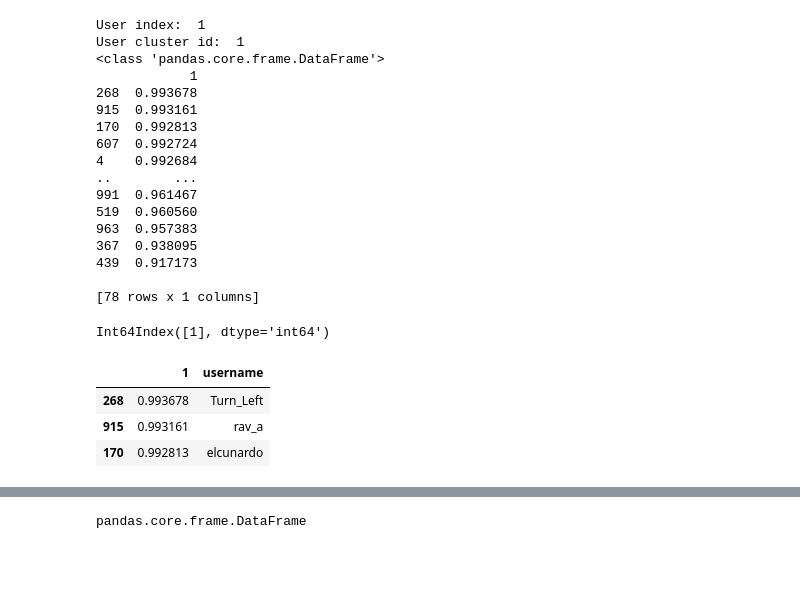
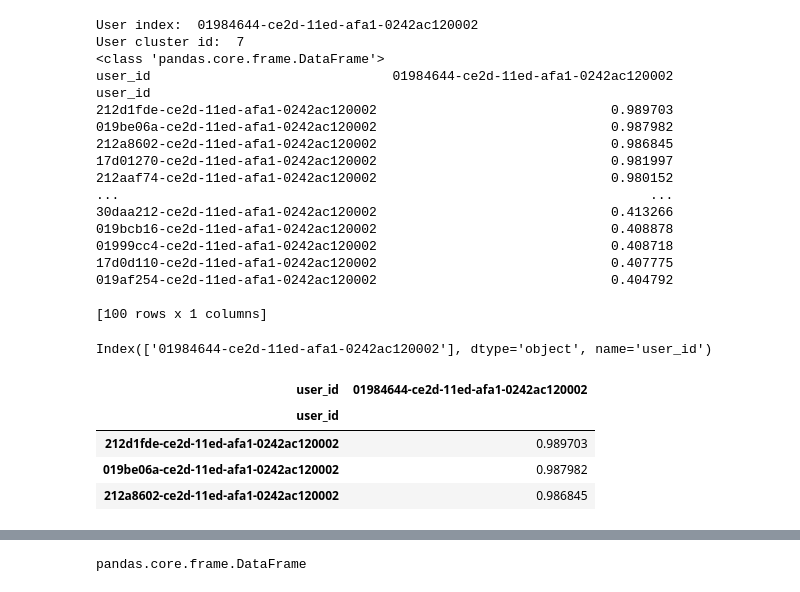
Before and after one commit to GameBuddyDevs/GameBuddy-Model, a Jupyter notebook: GameBuddy-Matching/models/matching-model.ipynb, the cells around one changed output, grey strips where cells are left out. Saved outputs shown, nothing was run; the diff lists cells and outputs as text; code cells hidden in the pictures; blank space fills up the shorter version.

Commit message:
working model implemented

```diff
--- a/GameBuddy-Matching/models/matching-model.ipynb
+++ b/GameBuddy-Matching/models/matching-model.ipynb
@@ -3,9 +3,9 @@ from sklearn.feature_extraction.text import TfidfVectorizer, CountVectorizer
 import pickle
 import os
 # %%
-with open("/Users/burak/Developer/MachineLearning/GameBuddy/GameBuddy-ModelApi/api/pickle/matching.pkl", "rb") as f:
+with open("../../GameBuddy-ModelApi/api/pickle/matching.pkl", "rb") as f:
     df_matching = pickle.load(f)
 # %%
-with open("/Users/burak/Developer/MachineLearning/GameBuddy/GameBuddy-ModelApi/api/pickle/games-encoded.pkl", "rb") as f:
+with open("../../GameBuddy-ModelApi/api/pickle/games-encoded.pkl", "rb") as f:
     df_games_encoded = pickle.load(f)
 # %%
@@ -13,7 +13,7 @@ with open("/Users/burak/Developer/MachineLearning/GameBuddy/GameBuddy-ModelApi/a
     df_users = pickle.load(f)
 # %%
-user_index = 1  # should get id from client in the server. Remember: Id is user's index
-user_cluster_id = df_matching.iloc[user_index]['Cluster Score']
+user_index = '01984644-ce2d-11ed-afa1-0242ac120002'  # should get id from client in the server. Remember: Id is user's index
+user_cluster_id = df_matching.at[user_index, 'Cluster Score']
 # %%
 df_matching.head()
 # %% [output]
@@ -38,39 +39,40 @@ top_sim = corr_group[[user_index]].sort_values(by=[user_index],axis=0, ascending
 print(type(top_sim))
 print(top_sim)
 # %% [output]
-User index:  1
-User cluster id:  1
+User index:  01984644-ce2d-11ed-afa1-0242ac120002
+User cluster id:  7
 <class 'pandas.core.frame.DataFrame'>
-            1
-268  0.993678
-915  0.993161
-170  0.992813
-607  0.992724
-4    0.992684
-..        ...
-991  0.961467
-519  0.960560
-963  0.957383
-367  0.938095
-439  0.917173
+user_id                               01984644-ce2d-11ed-afa1-0242ac120002
+user_id
+212d1fde-ce2d-11ed-afa1-0242ac120002                              0.989703
+019be06a-ce2d-11ed-afa1-0242ac120002                              0.987982
+212a8602-ce2d-11ed-afa1-0242ac120002                              0.986845
+17d01270-ce2d-11ed-afa1-0242ac120002                              0.981997
+212aaf74-ce2d-11ed-afa1-0242ac120002                              0.980152
+...                                                                    ...
+30daa212-ce2d-11ed-afa1-0242ac120002                              0.413266
+019bcb16-ce2d-11ed-afa1-0242ac120002                              0.408878
+01999cc4-ce2d-11ed-afa1-0242ac120002                              0.408718
+17d0d110-ce2d-11ed-afa1-0242ac120002                              0.407775
+019af254-ce2d-11ed-afa1-0242ac120002                              0.404792
 
-[78 rows x 1 columns]
+[100 rows x 1 columns]
 # %%
 top_sim.columns
 # %% [output]
-Int64Index([1], dtype='int64')
+Index(['01984644-ce2d-11ed-afa1-0242ac120002'], dtype='object', name='user_id')
 # %%
 #for index, row in top_sim.iterrows():
     #print(top_sim.loc[index][1])
     #top_sim.loc[index]["username"] = df_users.loc[index][1]
 
-top_sim["username"] = df_users.loc[df_users.index]
 top_sim.head(3)
 # %% [output]
-|  | 1 | username |
-| 268 | 0.993678 | Turn_Left |
-| 915 | 0.993161 | rav_a |
-| 170 | 0.992813 | elcunardo |
+| user_id | 01984644-ce2d-11ed-afa1-0242ac120002 |
+| user_id |  |
+| 212d1fde-ce2d-11ed-afa1-0242ac120002 | 0.989703 |
+| 019be06a-ce2d-11ed-afa1-0242ac120002 | 0.987982 |
+| 212a8602-ce2d-11ed-afa1-0242ac120002 | 0.986845 |
 # %%
 # print top_sim with user's name that match indexes
 """for index, row in top_sim.iterrows():
```
Also changed, not shown: parts of 5 cells of this notebook, 6 other files.
